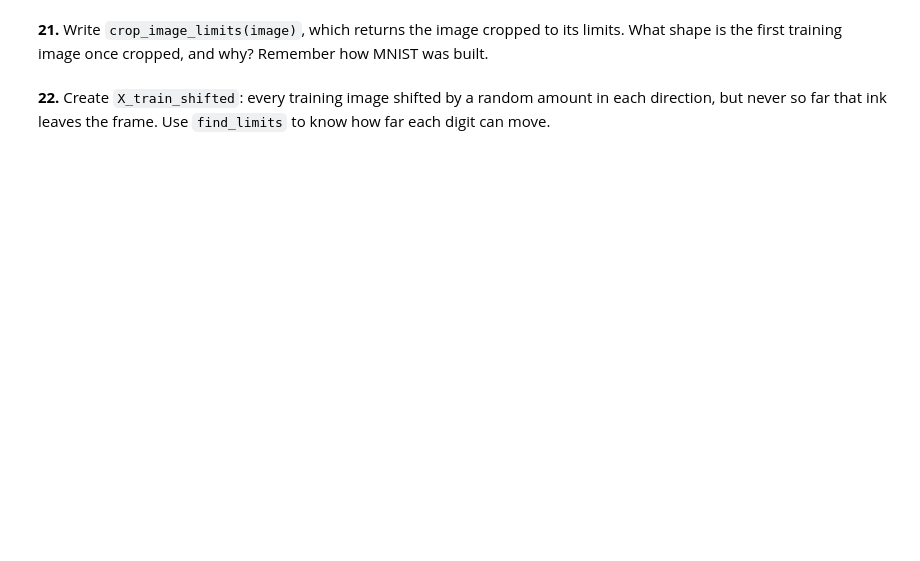
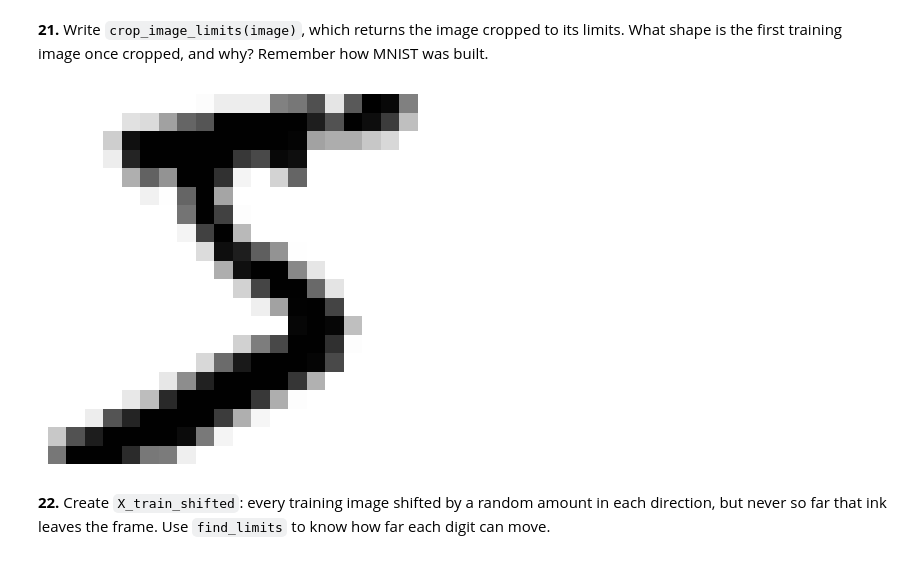
Before and after one commit to Varo-27/numpy-mnist, a Jupyter notebook: mnist_numpy.ipynb, the cells around one changed output. Saved outputs shown, nothing was run; the diff lists cells and outputs as text; code cells hidden in the pictures; blank space fills up the shorter version.

```diff
--- a/mnist_numpy.ipynb
+++ b/mnist_numpy.ipynb
@@ -400,4 +443,12 @@ plot_first_100(X_train_noisy_binarized[:100])
 # %% [markdown]
 **21.** Write `crop_image_limits(image)`, which returns the image cropped to its limits. What shape is the first training image once cropped, and why? Remember how MNIST was built.
+# %%
+def crop_image_limits(image):
+    top, bottom, left, right = find_limits(image)
+    return image[top:bottom + 1, left:right + 1]
+
+plot_image(crop_image_limits(X_train[0]))
+# %% [output]
+[figure, added]
 # %% [markdown]
 **22.** Create `X_train_shifted`: every training image shifted by a random amount in each direction, but never so far that ink leaves the frame. Use `find_limits` to know how far each digit can move.
```
Also changed, not shown: parts of 11 cells of this notebook, 1 other file.
